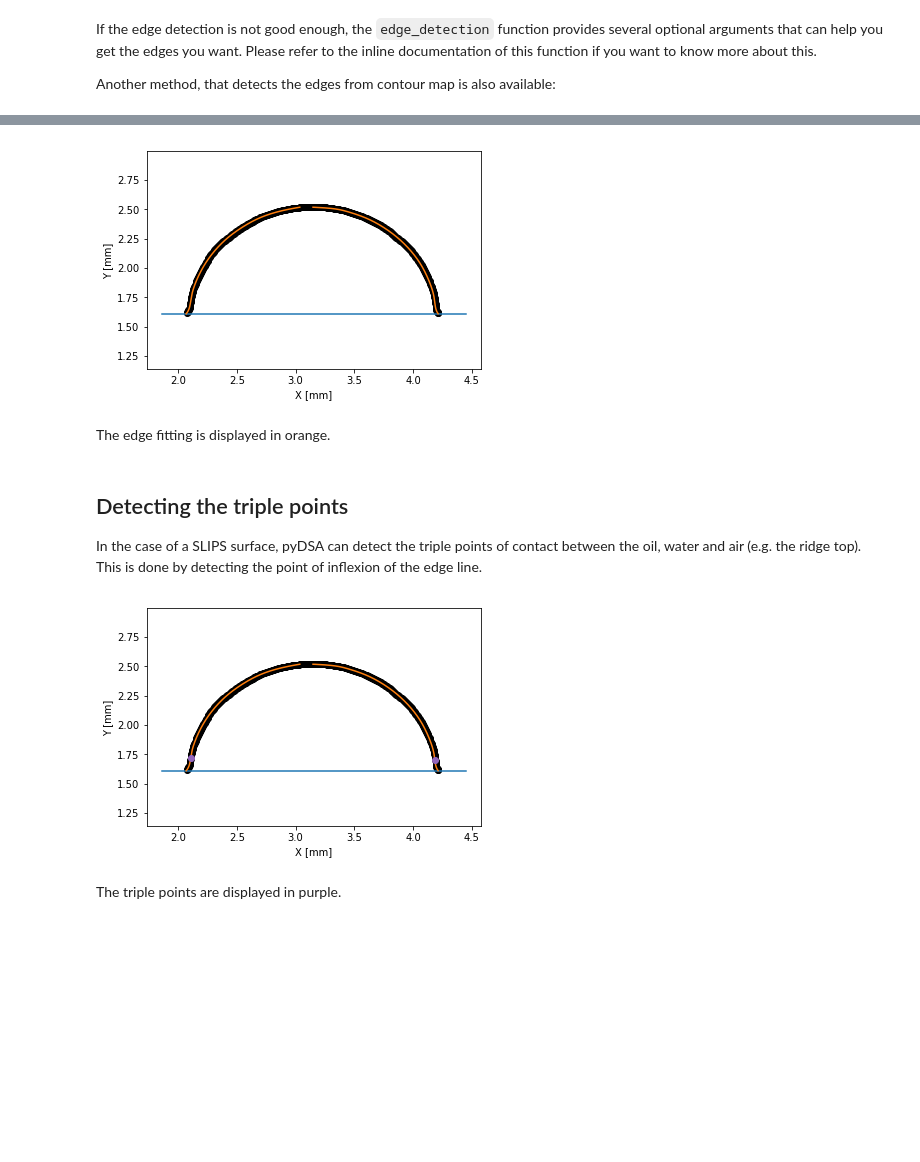
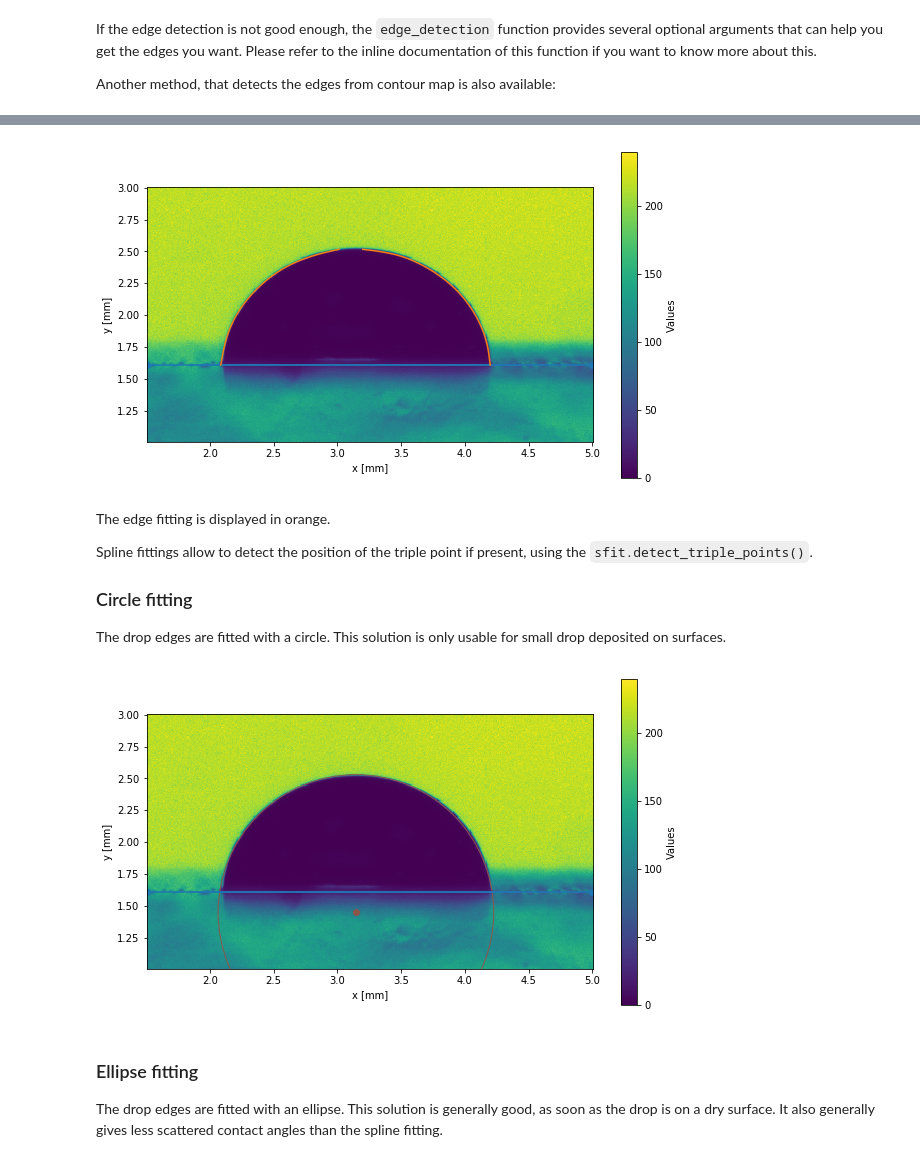
Before and after one commit to gabylaunay/Python-cookbook, a Jupyter notebook: src/notebooks/pydsa.ipynb, the cells around one changed output, grey strips where cells are left out. Cells and saved outputs as stored; diff of their text form; code cells hidden in the pictures; blank space fills up the shorter version.

```diff
--- a/src/notebooks/pydsa.ipynb
+++ b/src/notebooks/pydsa.ipynb
@@ -25,6 +25,7 @@ pyDSA have some dependencies (matplotlib, scipy, numpy, ...) that should be inst
 # %%
 import pyDSA as dsa
 import matplotlib.pyplot as plt
+plt.rcParams['figure.figsize'] = 10, 6
 
 # Import an image
 im = dsa.import_from_image('data/image.bmp', dx=1/120, dy=1/120, unit_x='mm', unit_y='mm')
@@ -109,27 +124,31 @@ small values of `s` means a more accurate fitting, and bigger values of `s` a sm
 # %%
-edge.fit(s=0.0005)
+sfit = edge.fit_spline()
 
 # Display the edge
 plt.figure()
-edge.display()
+im.display()
+sfit.display()
 plt.show()
 # %% [output]
-[figure, old version]
+[figure, new version]
-# %% [markdown]
-The edge fitting is displayed in orange.
-# %% [markdown]
-## Detecting the triple points
-
-In the case of a SLIPS surface, pyDSA can detect the triple points of contact between the oil, water and air (e.g. the ridge top).
-This is done by detecting the point of inflexion of the edge line.
+# %% [markdown]
+The edge fitting is displayed in orange.
+
+Spline fittings allow to detect the position of the triple point if present, using the `sfit.detect_triple_points()`.
+
+### Circle fitting
+
+The drop edges are fitted with a circle. This solution is only usable for small drop deposited on surfaces.
 # %%
-edge.detect_triple_points()
+cfit = edge.fit_circle()
 
 # Display the edge
 plt.figure()
-edge.display()
+im.display()
+cfit.display()
 plt.show()
 # %% [output]
-[figure, old version]
+[figure, new version]
-# %% [markdown]
-The triple points are displayed in purple.
+# %% [markdown]
+### Ellipse fitting
+The drop edges are fitted with an ellipse. This solution is generally good, as soon as the drop is on a dry surface. It also generally gives less scattered contact angles than the spline fitting.
```
Also changed, not shown: parts of 17 cells of this notebook, 1 other file.
